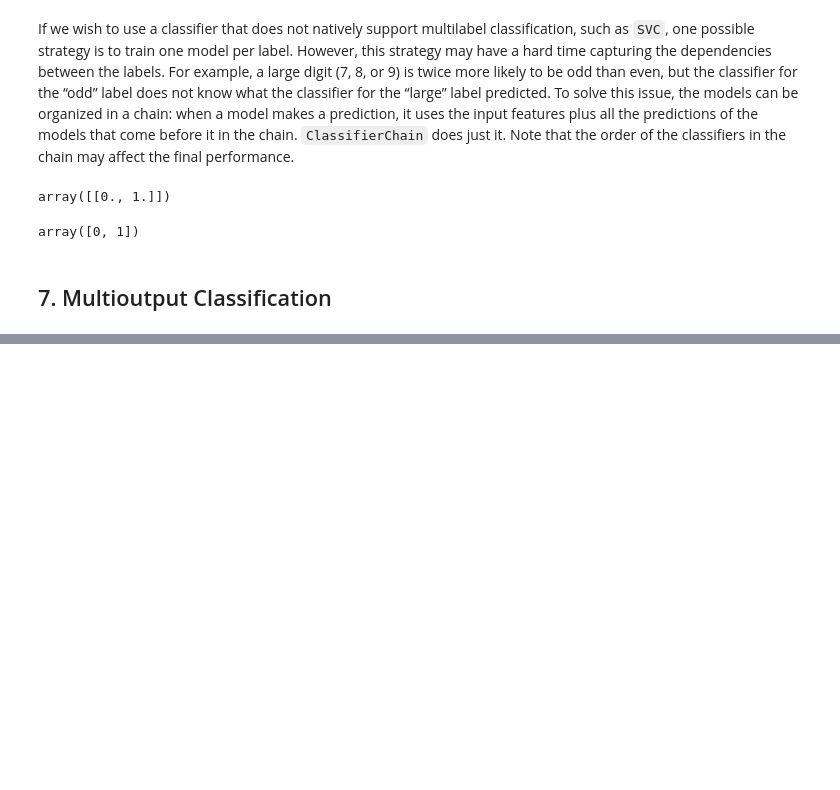
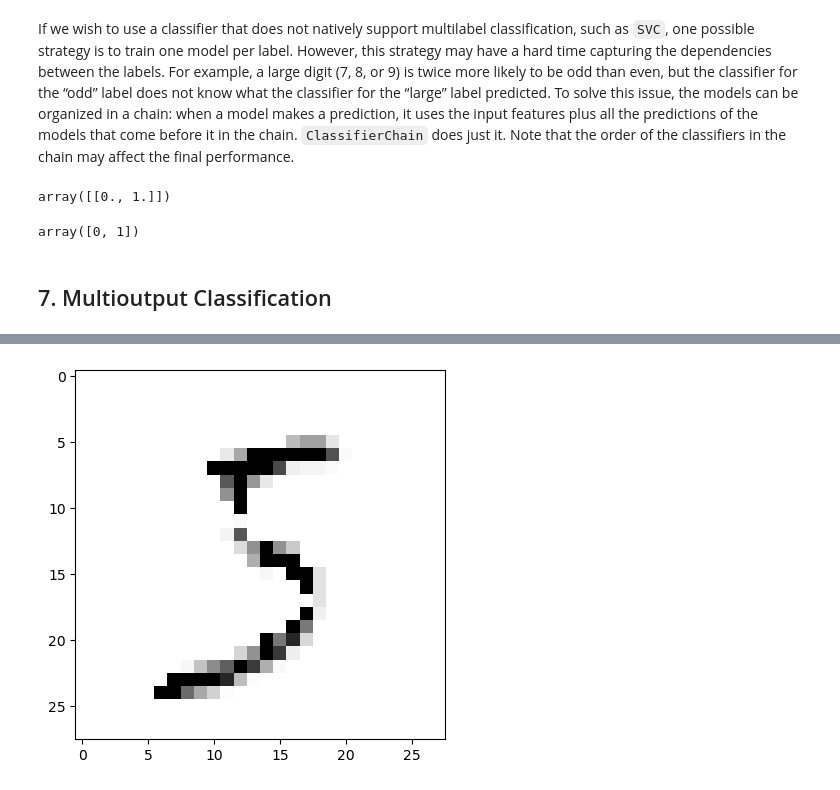
Before and after one commit to JinDai666/Hands-On-ML-Notes, a Jupyter notebook: ch03-classification/ch03_classification.ipynb, the cells around one changed output, grey strips where cells are left out. Cells and saved outputs as stored; diff of their text form; code cells hidden in the pictures; blank space fills up the shorter version.

```diff
--- a/ch03-classification/ch03_classification.ipynb
+++ b/ch03-classification/ch03_classification.ipynb
@@ -398,0 +430,8 @@ array([0, 1])
+# %%
+knn_clf = KNeighborsClassifier()
+knn_clf.fit(X_train_mod, y_train_mod)
+target_digit = knn_clf.predict(X_train_mod.iloc[[0]])
+plt.imshow(target_digit.reshape(28, 28), cmap = 'binary')
+plt.show()
+# %% [output]
+[figure, added]
```
Also changed, not shown: parts of 5 cells of this notebook.
